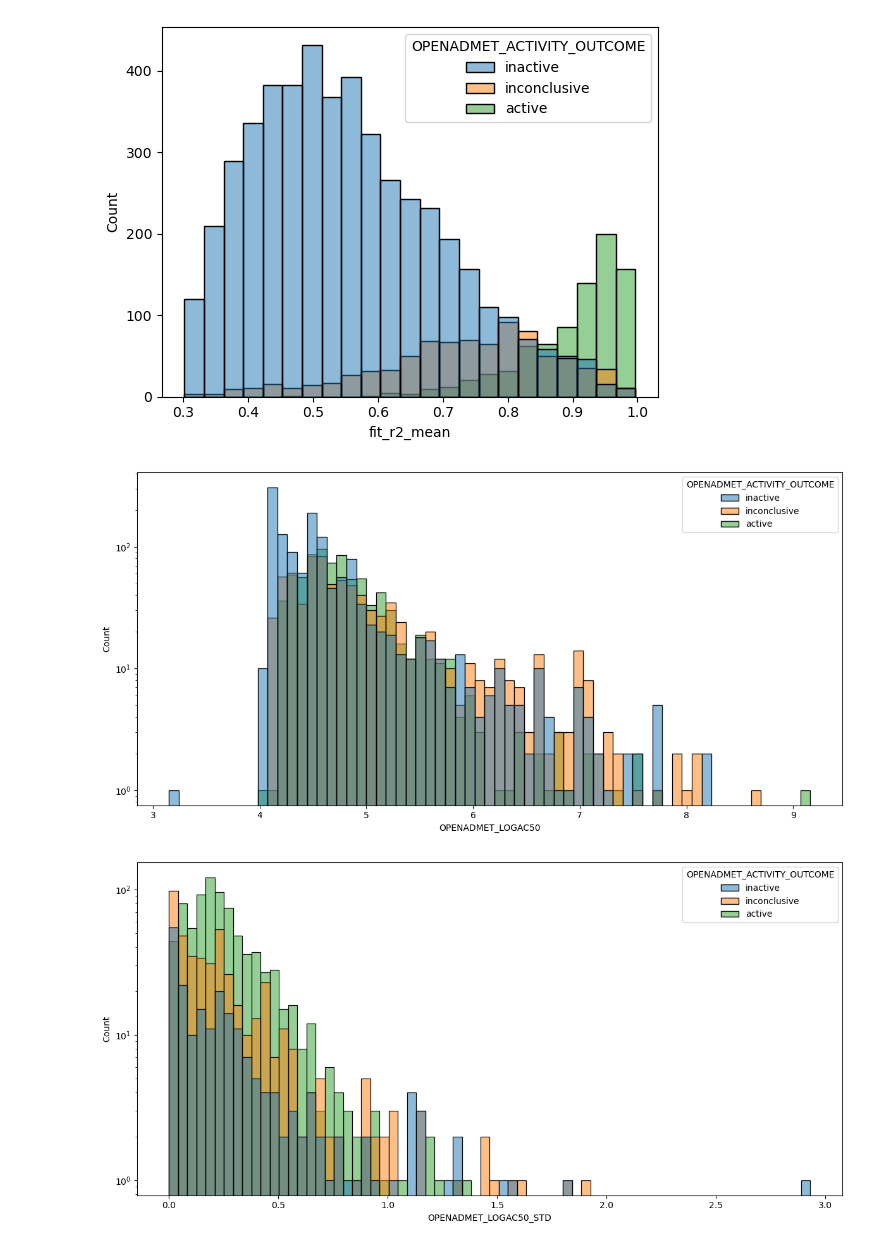
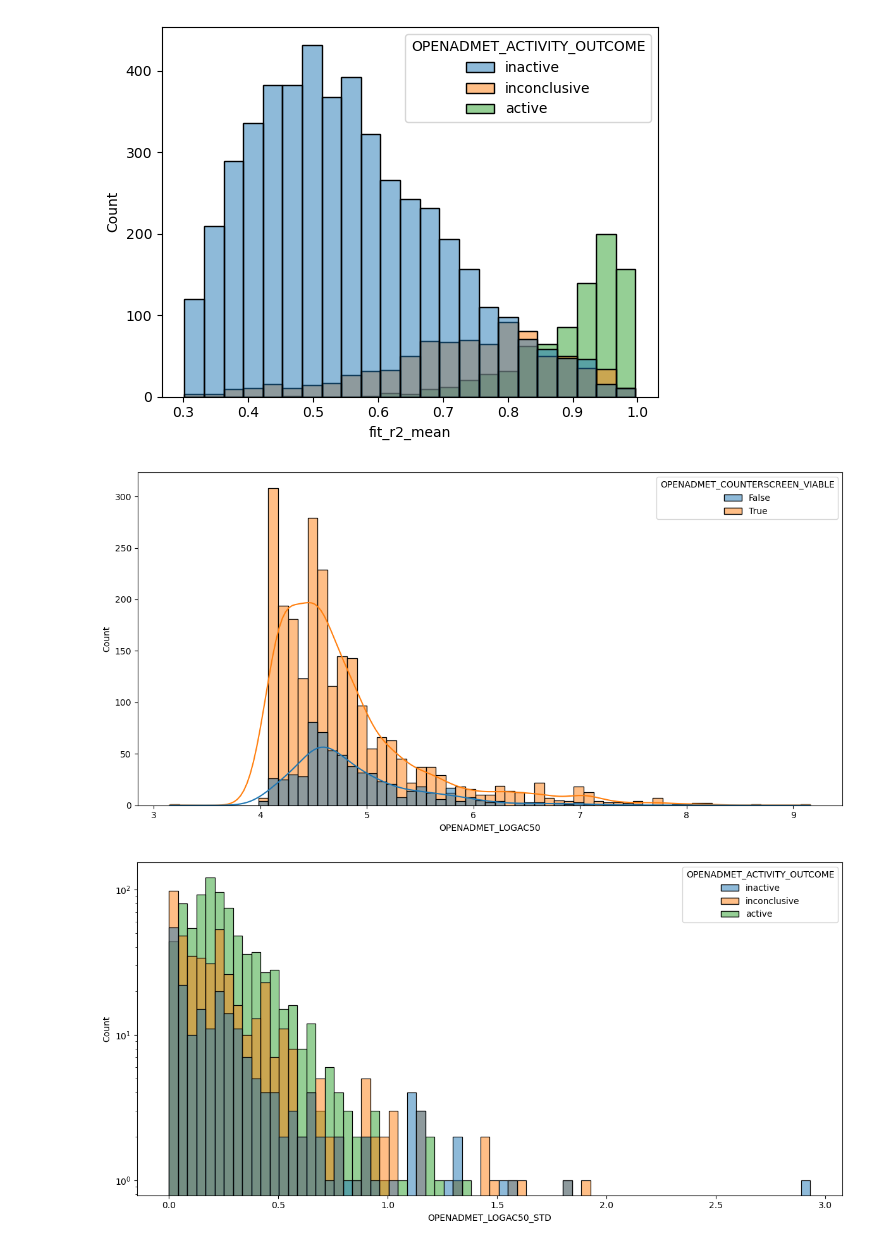
Before and after one commit to OpenADMET/data-catalogs, a Jupyter notebook: catalogs/pubchem_tox21/process_tox21_AHR.ipynb, the cells around one changed output. Saved outputs shown, nothing was run; the diff lists cells and outputs as text; code cells hidden in the pictures.

```diff
--- a/catalogs/pubchem_tox21/process_tox21.ipynb
+++ b/catalogs/pubchem_tox21/process_tox21_AHR.ipynb
@@ -178,7 +178,7 @@ merged.rename(columns={"pac50_mean": "OPENADMET_LOGAC50", "pac50_std": "OPENADME
 merged["OPENADMET_ACTIVITY_OUTCOME"] = merged["PUBCHEM_ACTIVITY_OUTCOME"].str.lower()
 merged["OPENADMET_ACTIVITY_COMMENT"] = ac50
 merged["OPENADMET_COUNTERSCREEN_VIABLE"] = np.where(
-    merged['counter_phenotype'].str.lower() == "cytotoxic", True, False
+    merged['counter_phenotype'].str.lower() == "cytotoxic", False, True
 )
 
 final_cols = [
@@ -247,12 +247,12 @@ for i in cols:
 [figure]
 # %%
 plt.figure(figsize=(12, 6))  # width=12 inches, height=6 inches
-sns.histplot(data=full_df, x= 'OPENADMET_LOGAC50', hue='OPENADMET_ACTIVITY_OUTCOME')
-plt.yscale('log')
+sns.histplot(data=full_df, x= 'OPENADMET_LOGAC50', hue='OPENADMET_COUNTERSCREEN_VIABLE', kde=True)
+# plt.yscale('log')
 plt.tight_layout()
 plt.show()
 # %% [output]
-[figure, old version]
+[figure, new version]
 # %%
 plt.figure(figsize=(12, 6))  # width=12 inches, height=6 inches
 sns.histplot(data=full_df, x= 'OPENADMET_LOGAC50_STD', hue='OPENADMET_ACTIVITY_OUTCOME')
```
Also changed, not shown: 4 other files.
